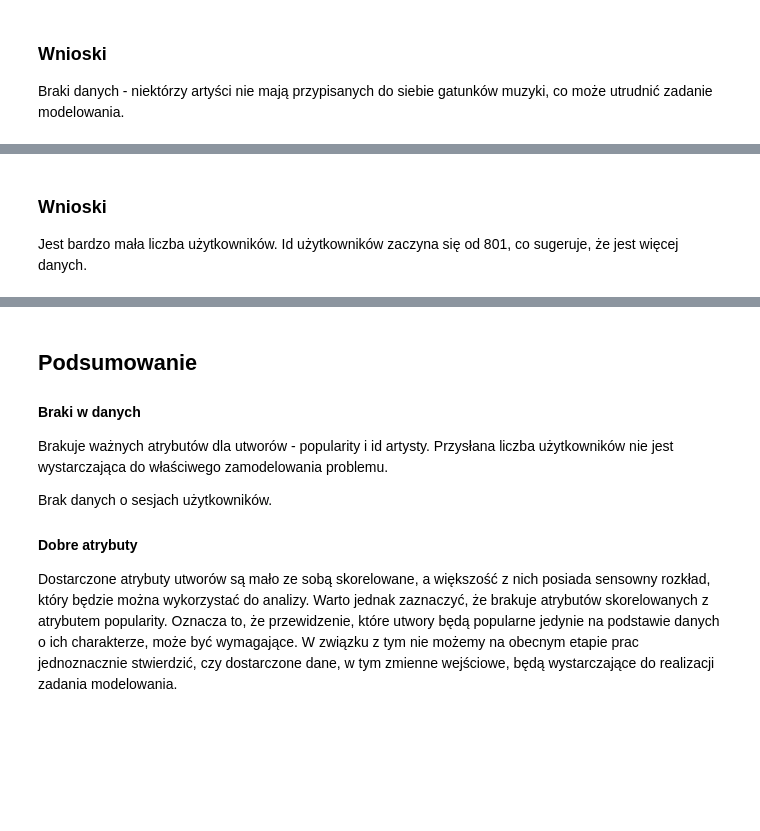
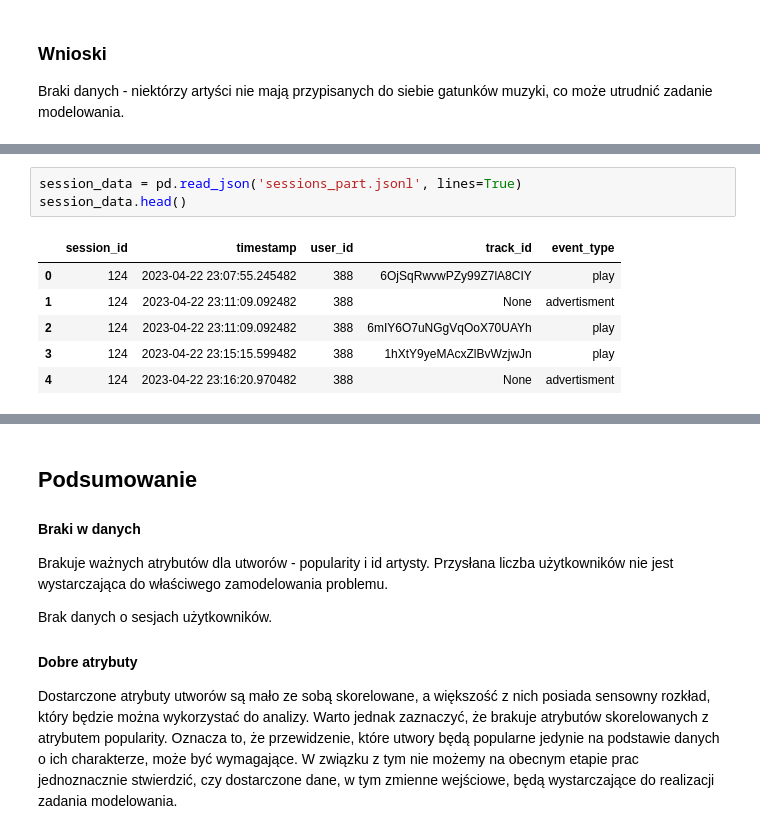
Before and after one commit to michal1010/song-recommendation-system, a Jupyter notebook: ium_notebook.ipynb, the cells around one changed output, grey strips where cells are left out. Drawn from its saved outputs; the diff is of its cells as text; blank space fills up the shorter version.

Commit message:
Analysis of newly received data

```diff
--- a/ium_notebook.ipynb
+++ b/ium_notebook.ipynb
@@ -393,4 +393,10 @@ users_data
-# %% [markdown]
-### Wnioski
-
-Jest bardzo mała liczba użytkowników. Id użytkowników zaczyna się od 801, co sugeruje, że jest więcej danych.
+# %%
+session_data = pd.read_json('sessions_part.jsonl', lines=True)
+session_data.head()
+# %% [output]
+|  | session_id | timestamp | user_id | track_id | event_type |
+| 0 | 124 | 2023-04-22 23:07:55.245482 | 388 | 6OjSqRwvwPZy99Z7lA8CIY | play |
+| 1 | 124 | 2023-04-22 23:11:09.092482 | 388 | None | advertisment |
+| 2 | 124 | 2023-04-22 23:11:09.092482 | 388 | 6mIY6O7uNGgVqOoX70UAYh | play |
+| 3 | 124 | 2023-04-22 23:15:15.599482 | 388 | 1hXtY9yeMAcxZlBvWzjwJn | play |
+| 4 | 124 | 2023-04-22 23:16:20.970482 | 388 | None | advertisment |
```
Also changed, not shown: parts of 9 cells of this notebook, 4 other files.
